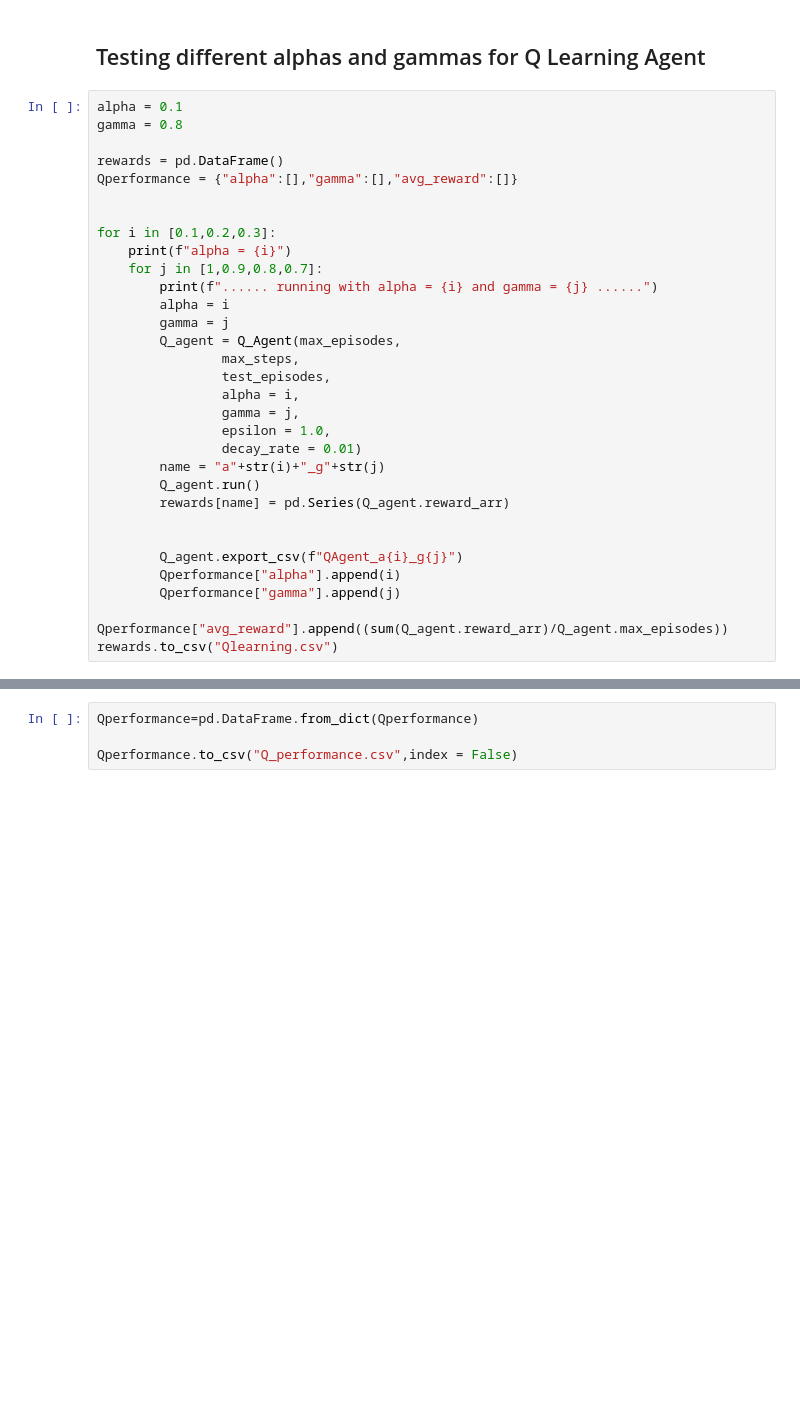
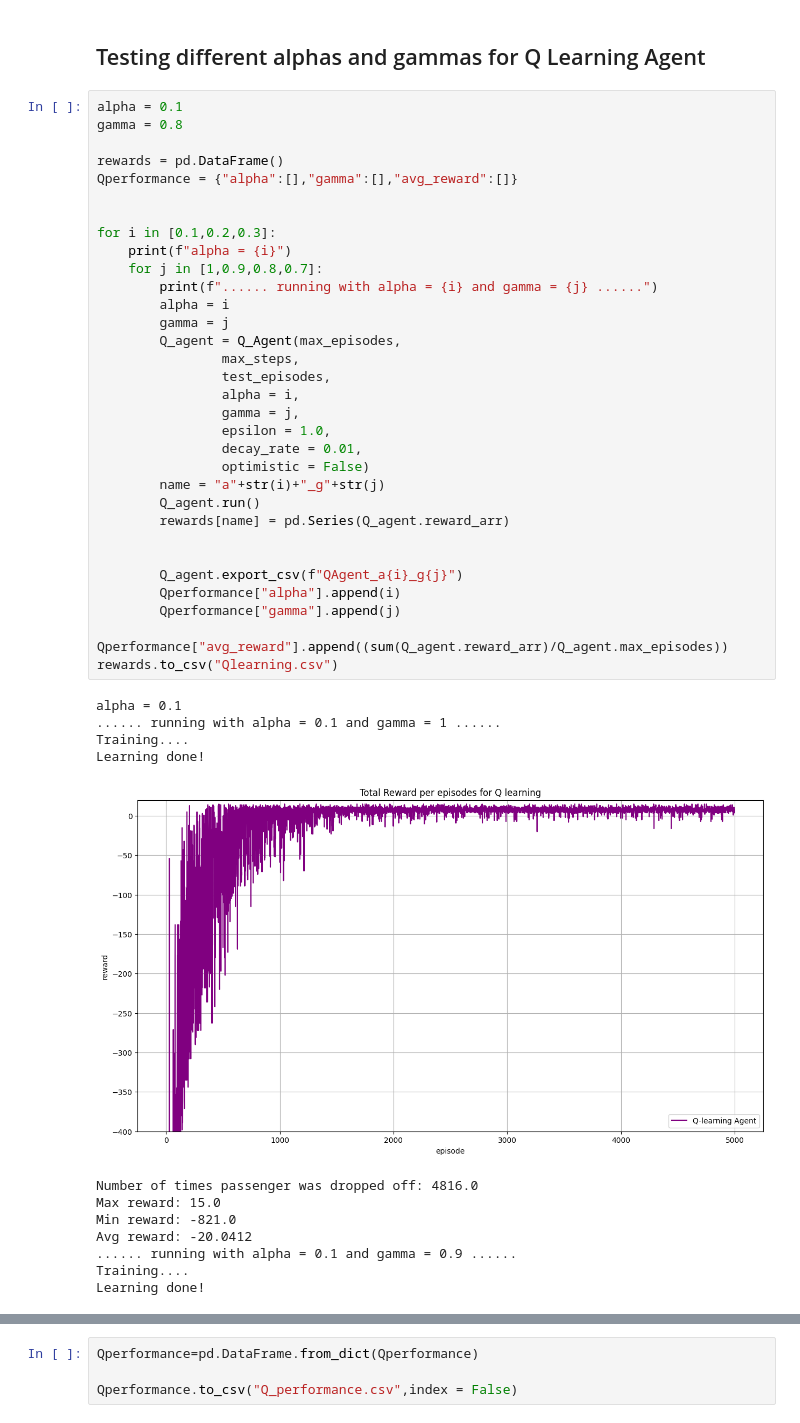
Before and after one commit to Zeid-Hazboun/openAI-taxi-RL, a Jupyter notebook: taxi.ipynb, the cells around one changed output, grey strips where cells are left out. Cells and saved outputs as stored; diff of their text form; blank space fills up the shorter version.

```diff
--- a/taxi.ipynb
+++ b/taxi.ipynb
@@ -408,31 +555,45 @@ best algorithm : alpha = 0.3 and gamma = 1.0
 # %%
 alpha = 0.1
 gamma = 0.8
 
 rewards = pd.DataFrame()
 Qperformance = {"alpha":[],"gamma":[],"avg_reward":[]}
 
 
 for i in [0.1,0.2,0.3]:
     print(f"alpha = {i}")
     for j in [1,0.9,0.8,0.7]:
         print(f"...... running with alpha = {i} and gamma = {j} ......")
         alpha = i
         gamma = j
         Q_agent = Q_Agent(max_episodes,
                 max_steps,
                 test_episodes,
                 alpha = i,
                 gamma = j,
                 epsilon = 1.0,
-                decay_rate = 0.01)
+                decay_rate = 0.01,
+                optimistic = False)
         name = "a"+str(i)+"_g"+str(j)
         Q_agent.run()
         rewards[name] = pd.Series(Q_agent.reward_arr)
 
 
         Q_agent.export_csv(f"QAgent_a{i}_g{j}")
         Qperformance["alpha"].append(i)
         Qperformance["gamma"].append(j)
         Qperformance["avg_reward"].append((sum(Q_agent.reward_arr)/Q_agent.max_episodes))
 rewards.to_csv("Qlearning.csv")
+# %% [output]
+alpha = 0.1
+...... running with alpha = 0.1 and gamma = 1 ......
+Training....
+Learning done!
+[figure, added]
+Number of times passenger was dropped off: 4816.0
+Max reward: 15.0
+Min reward: -821.0
+Avg reward: -20.0412
+...... running with alpha = 0.1 and gamma = 0.9 ......
+Training....
+Learning done!
```
Also changed, not shown: parts of 14 cells of this notebook, 34 other files.
